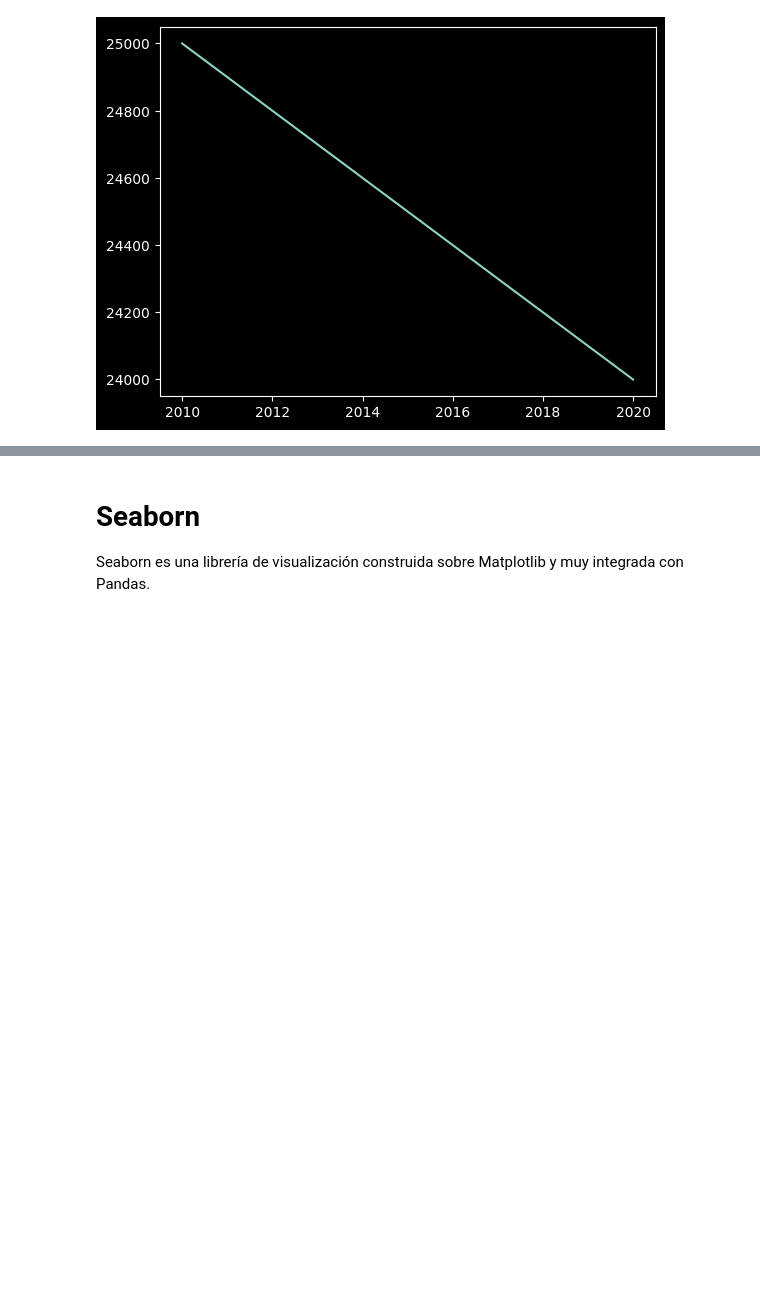
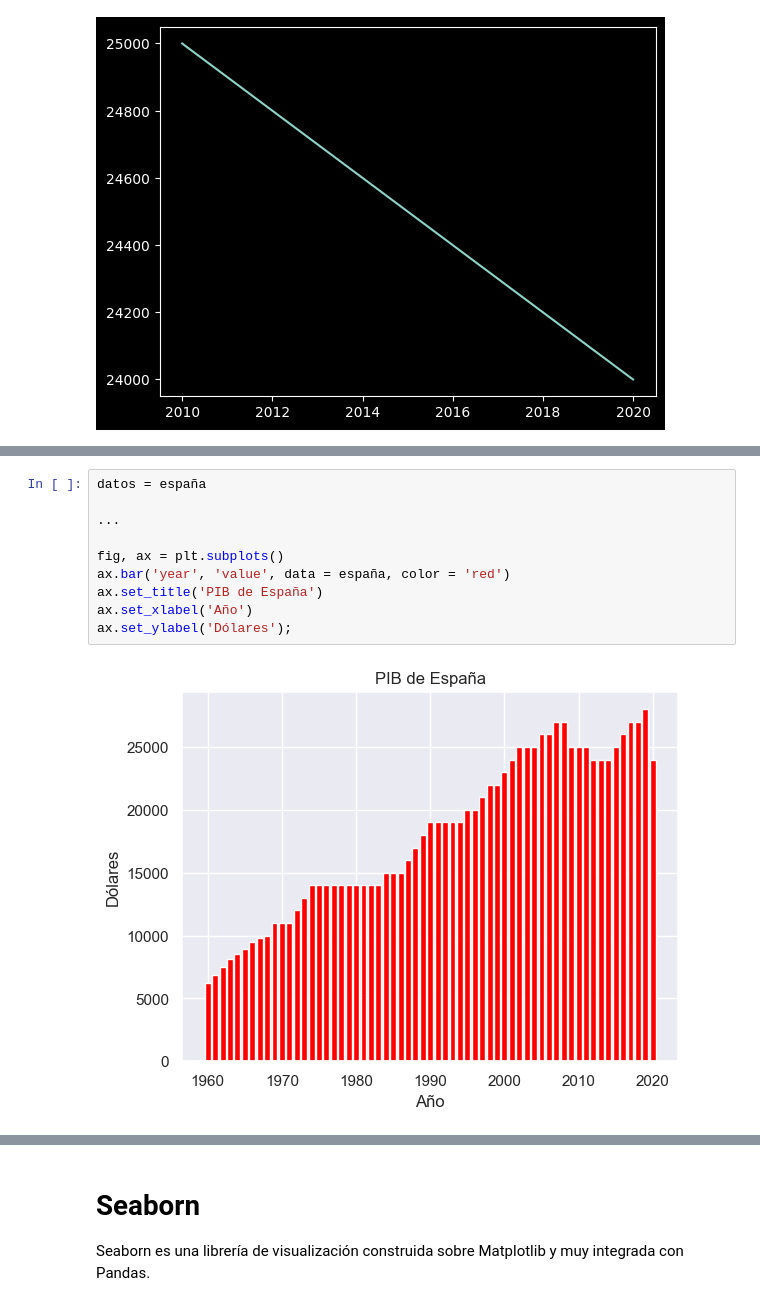
Before and after one commit to fjgarciaes/visualizacion_ironhack_19_01_2023, a Jupyter notebook: Seminario_visualizacion_Ironhack_19_01_2023.ipynb, the cells around one changed output, grey strips where cells are left out. Saved outputs shown, nothing was run; the diff lists cells and outputs as text; blank space fills up the shorter version.

```diff
--- a/Seminario_visualizacion_Ironhack_19_01_2023.ipynb
+++ b/Seminario_visualizacion_Ironhack_19_01_2023.ipynb
@@ -481,0 +530,12 @@ mpl.rcParams.update(mpl.rcParamsDefault);
+# %%
+datos = españa
+
+...
+
+fig, ax = plt.subplots()
+ax.bar('year', 'value', data = españa, color = 'red')
+ax.set_title('PIB de España')
+ax.set_xlabel('Año')
+ax.set_ylabel('Dólares');
+# %% [output]
+[figure, added]
```
Also changed, not shown: parts of 23 cells of this notebook, 14 other files.
